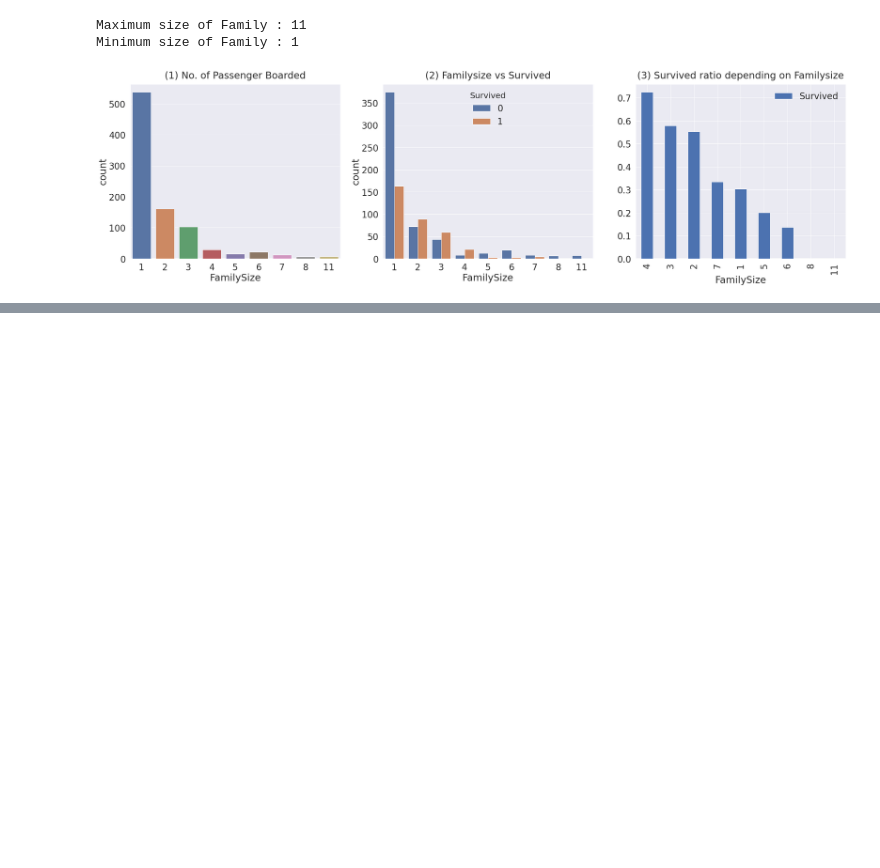
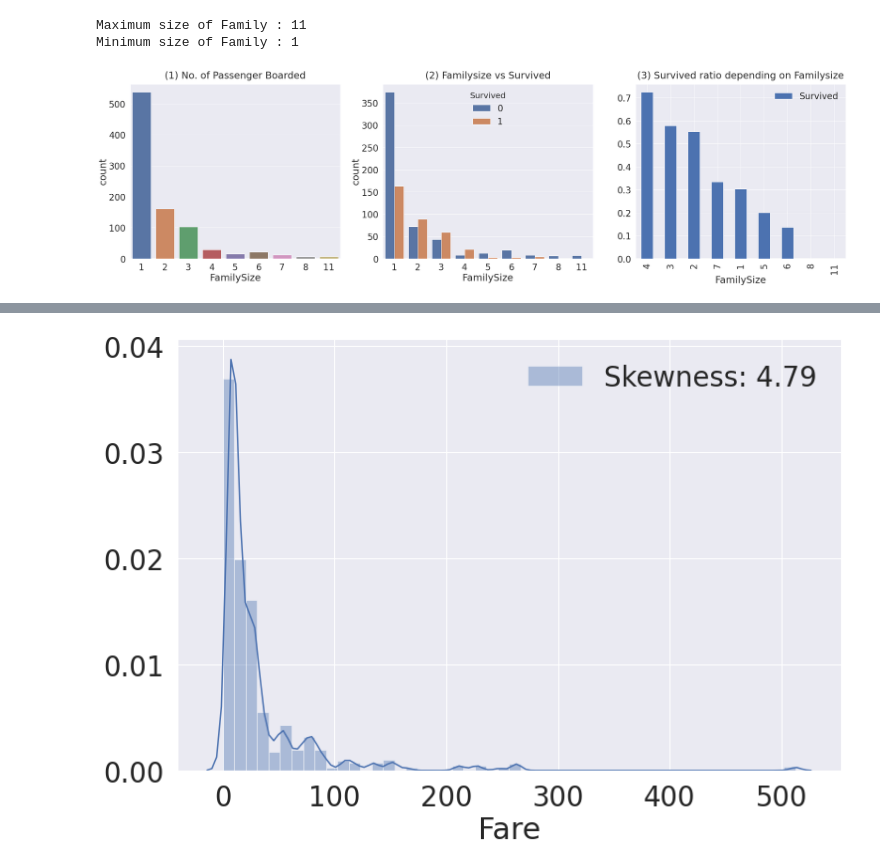
Before and after one commit to jhlee508/Kaggle, a Jupyter notebook: data-analysis-for-kaggle-titanic.ipynb, the cells around one changed output, grey strips where cells are left out. Cells and saved outputs as stored; diff of their text form; code cells hidden in the pictures; blank space fills up the shorter version.

```diff
--- a/data-analysis-for-kaggle-titanic.ipynb
+++ b/data-analysis-for-kaggle-titanic.ipynb
@@ -455,0 +474,7 @@ plt.show()
+# %%
+f, ax = plt.subplots(1, 1, figsize=(12, 8))
+sns.distplot(df_train["Fare"], label = "Skewness: {:.2f}".format(df_train["Fare"].skew()), ax = ax)
+plt.legend(loc = "best")
+plt.show()
+# %% [output]
+[figure, added]
```
Also changed, not shown: parts of 33 cells of this notebook.
